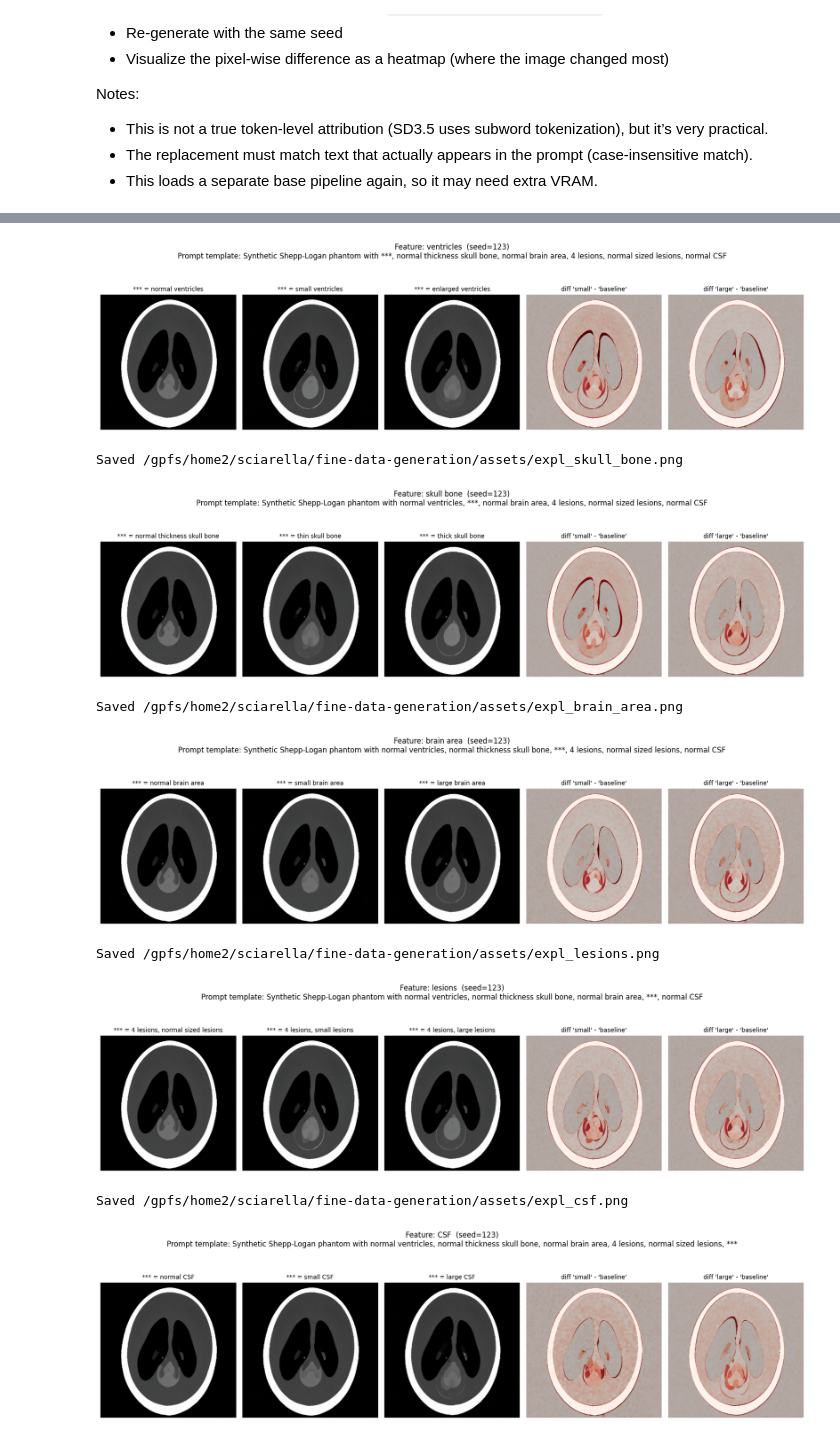
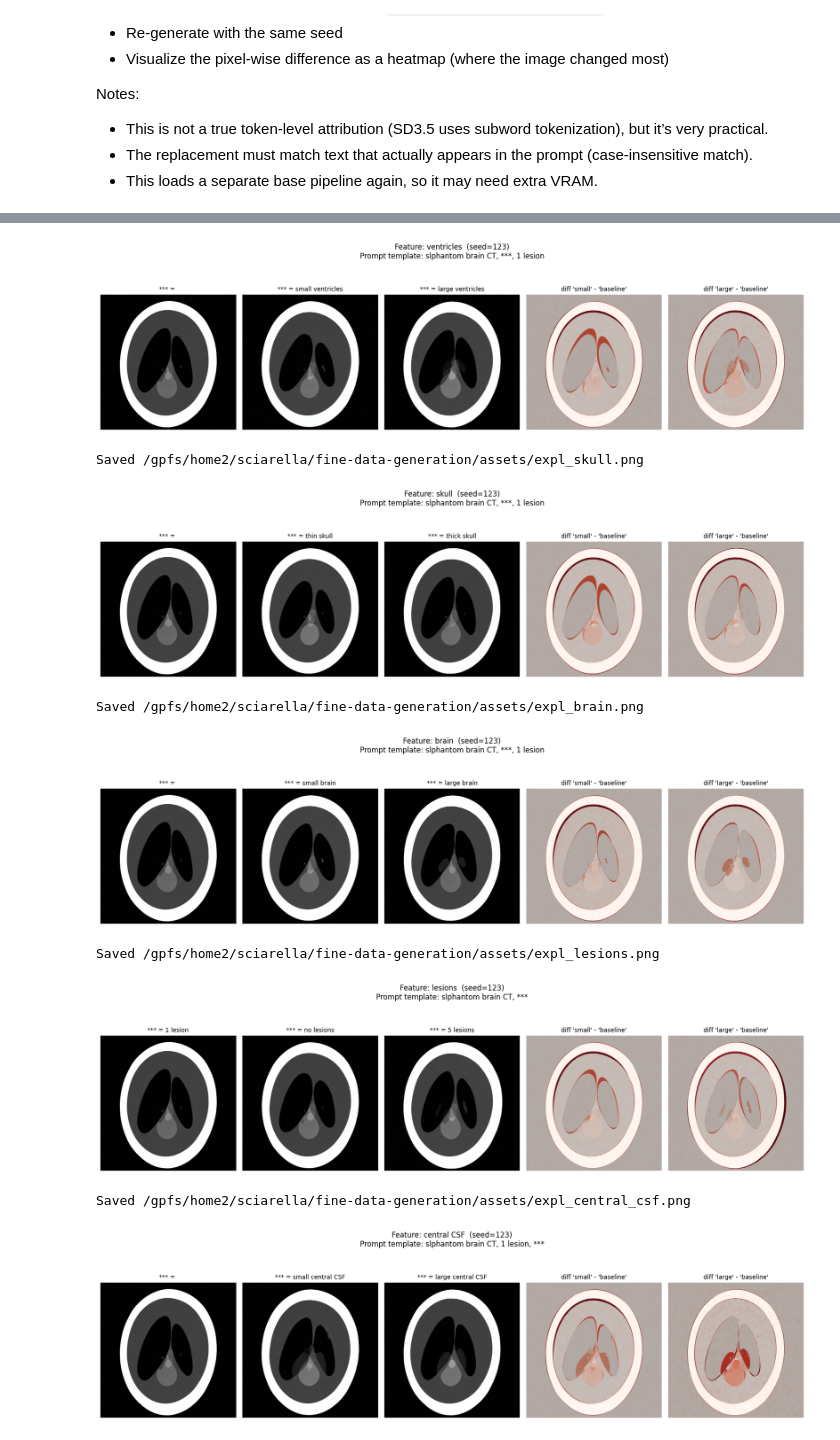
Before and after one commit to NLeSC-Knowledge-Development/fine-data-generation, a Jupyter notebook: notebooks/train_sd35_lora.ipynb, the cells around one changed output, grey strips where cells are left out. Drawn from its saved outputs; the diff is of its cells as text; code cells hidden in the pictures.

```diff
--- a/notebooks/train_sd35_lora.ipynb
+++ b/notebooks/train_sd35_lora.ipynb
@@ -638,7 +642,7 @@ import torch
 # Compare base SD3.5 vs SD3.5+LoRA on the same prompt across multiple seeds.
 # NOTE: this loads a second pipeline (base) so it can use extra VRAM.
 
-PROMPT = 'Synthetic Shepp-Logan phantom with normal ventricles, thin skull bone, small brain area, 4 lesions, normal sized lesions, small CSF'
+PROMPT = 'slphantom brain CT, small central CSF, large ventricles, no lesions'
 NEGATIVE_PROMPT = None
 STEPS = 30
 GUIDANCE = 7.0
@@ -762,7 +766,7 @@ EXPLAIN_SEED = int(globals().get('EXPLAIN_SEED', 123))
 
 # --- Prompt setup ---
 # We treat "no-extra" as: the prompt where *everything is normal* (baseline reference).
-BASE_STEM = 'Synthetic Shepp-Logan phantom'
+BASE_STEM = 'slphantom brain CT'
 
 # Edit these phrases to match your vocabulary.
 # Each feature produces ONE row with 5 panels:
@@ -770,28 +774,28 @@ BASE_STEM = 'Synthetic Shepp-Logan phantom'
 FEATURES: Dict[str, Dict[str, str]] = {
     'ventricles': {
         'small': 'small ventricles',
-        'normal': 'normal ventricles',
-        'large': 'enlarged ventricles',
+        'normal': '',
+        'large': 'large ventricles',
     },
-    'skull bone': {
-        'small': 'thin skull bone',
-        'normal': 'normal thickness skull bone',
-        'large': 'thick skull bone',
+    'skull': {
+        'small': 'thin skull',
+        'normal': '',
+        'large': 'thick skull',
     },
-    'brain area': {
-        'small': 'small brain area',
-        'normal': 'normal brain area',
-        'large': 'large brain area',
+    'brain': {
+        'small': 'small brain',
+        'normal': '',
+        'large': 'large brain',
     },
     'lesions': {
-        'small': '4 lesions, small lesions',
-        'normal': '4 lesions, normal sized lesions',
-        'large': '4 lesions, large lesions',
+        'small': 'no lesions',
+        'normal': '1 lesion',
+        'large': '5 lesions',
     },
-    'CSF': {
-        'small': 'small CSF',
-        'normal': 'normal CSF',
-        'large': 'large CSF',
+    'central CSF': {
+        'small': 'small central CSF',
+        'normal': '',
+        'large': 'large central CSF',
     },
 }
 
@@ -844,8 +848,12 @@ def _build_prompt(overrides: Optional[Dict[str, str]] = None) -> str:
     overrides = overrides or {}
     parts = []
     for feature_name, levels in FEATURES.items():
-        parts.append(overrides.get(feature_name, levels['normal']))
-    return f"{BASE_STEM} with " + ", ".join(parts)
+        val = overrides.get(feature_name, levels['normal'])
+        if val:
+            parts.append(val)
+    if not parts:
+        return BASE_STEM
+    return f"{BASE_STEM}, " + ", ".join(parts)
 
 # Assets directory for saving figures
 ASSETS_DIR = Path(__file__).resolve().parent.parent / 'assets' if '__file__' in dir() else Path('../assets')
@@ -876,8 +884,10 @@ for feature_name, levels in FEATURES.items():
         if f == feature_name:
             display_parts.append("***")
         else:
-            display_parts.append(l['normal'])
-    masked_prompt = f"{BASE_STEM} with " + ", ".join(display_parts)
+            val = l['normal']
+            if val:
+                display_parts.append(val)
+    masked_prompt = f"{BASE_STEM}, " + ", ".join(display_parts)
 
     # Increase figure height slightly to make room for titles/subtitles
     fig, axes = plt.subplots(1, 5, figsize=(16.5, 4.5))
@@ -919,11 +929,11 @@ BASELINE_PROMPT (all normal): Synthetic Shepp-Logan phantom with normal ventricl
 seed: 123 steps: 30 guidance: 7.0
 Saved /gpfs/home2/sciarella/fine-data-generation/assets/expl_ventricles.png
-[figure, old version]
+[figure, new version]
-Saved /gpfs/home2/sciarella/fine-data-generation/assets/expl_skull_bone.png
+Saved /gpfs/home2/sciarella/fine-data-generation/assets/expl_skull.png
-[figure, old version]
+[figure, new version]
-Saved /gpfs/home2/sciarella/fine-data-generation/assets/expl_brain_area.png
+Saved /gpfs/home2/sciarella/fine-data-generation/assets/expl_brain.png
-[figure, old version]
+[figure, new version]
 Saved /gpfs/home2/sciarella/fine-data-generation/assets/expl_lesions.png
-[figure, old version]
+[figure, new version]
-Saved /gpfs/home2/sciarella/fine-data-generation/assets/expl_csf.png
+Saved /gpfs/home2/sciarella/fine-data-generation/assets/expl_central_csf.png
-[figure, old version]
+[figure, new version]
```
Also changed, not shown: parts of 6 cells of this notebook, 10 other files.
